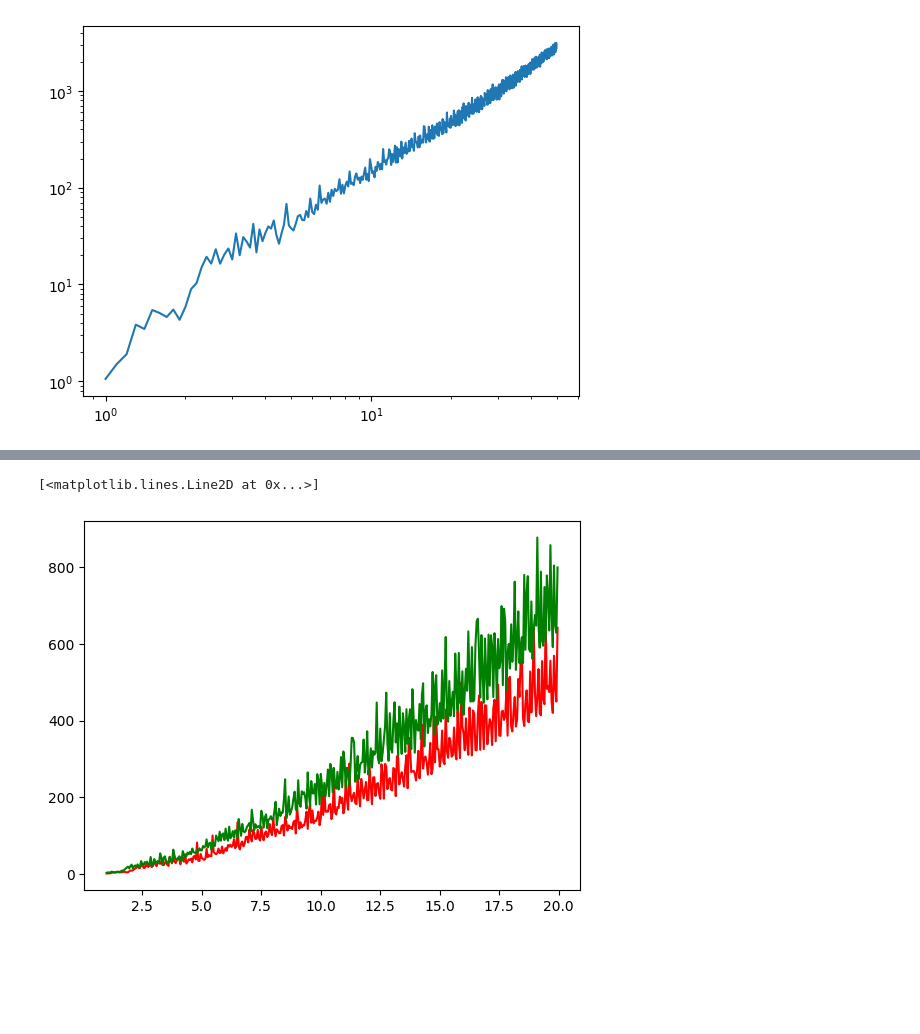
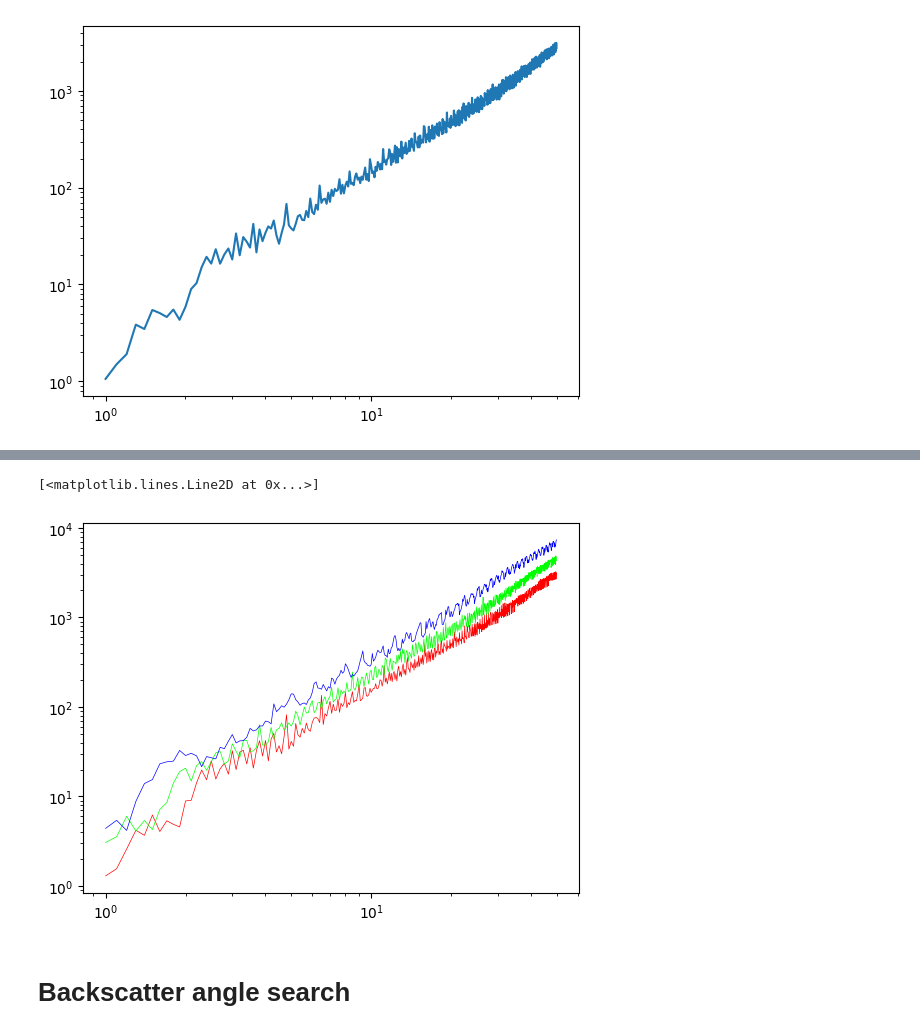
Before and after one commit to charlies-b/scattnlay-model, a Jupyter notebook: scattnlay-model.ipynb, the cells around one changed output, grey strips where cells are left out. Saved outputs shown, nothing was run; the diff lists cells and outputs as text; code cells hidden in the pictures; blank space fills up the shorter version.

```diff
--- a/scattnlay-model.ipynb
+++ b/scattnlay-model.ipynb
@@ -215,27 +219,11 @@ plt.plot(droplet_sizes[:cut]*10**6,scat_irr_green[:cut], color='green')
-# %%
-theta1_deg, theta2_deg  = 144, 156 # BCP
-min_um, max_um, step = 1, 20, 0.05
-deg_step = 0.5
-
-theta = np.arange(0, np.pi, np.radians(deg_step))
-droplet_sizes = np.arange(min_um*10**-6, max_um*10**-6, step*10**-6)
-
-# red
-wavelength = 635e-9
-droplet_x_iter = map(lambda d: np.array([x_size_param(d, wavelength)]), droplet_sizes)
-droplet_x_red = list(deepcopy(droplet_x_iter))
-scat_irr_iter = map(lambda x: solid_angle_scattered_irradiance(x, theta, np.radians(theta1_deg), np.radians(theta2_deg)), droplet_x_red)
-scat_irr_red = list(scat_irr_iter)
-
-# green
-wavelength = 520e-9
-droplet_x_iter = map(lambda d: np.array([x_size_param(d, wavelength)]), droplet_sizes)
-droplet_x_green = list(deepcopy(droplet_x_iter))
-scat_irr_iter = map(lambda x: solid_angle_scattered_irradiance(x, theta, np.radians(theta1_deg), np.radians(theta2_deg)), droplet_x_green)
-scat_irr_green = list(scat_irr_iter)
-# %%
-plt.plot(droplet_sizes*10**6,scat_irr_red, color='red')
-plt.plot(droplet_sizes*10**6,scat_irr_green, color='green')
-# %% [output]
-[<matplotlib.lines.Line2D at 0x...>]
-[figure, removed]
+# %%
+plt.yscale("log")
+plt.xscale("log")
+plt.plot(droplet_sizes*10**6,scat_irr_red, color='red', linewidth=0.5)
+plt.plot(droplet_sizes*10**6,scat_irr_green, color='lime', linewidth=0.5)
+plt.plot(droplet_sizes*10**6,scat_irr_blue, color='blue', linewidth=0.5)
+# %% [output]
+[<matplotlib.lines.Line2D at 0x...>]
+[figure, added]
+# %% [markdown]
+# Backscatter angle search
```
Also changed, not shown: parts of 19 cells of this notebook.
